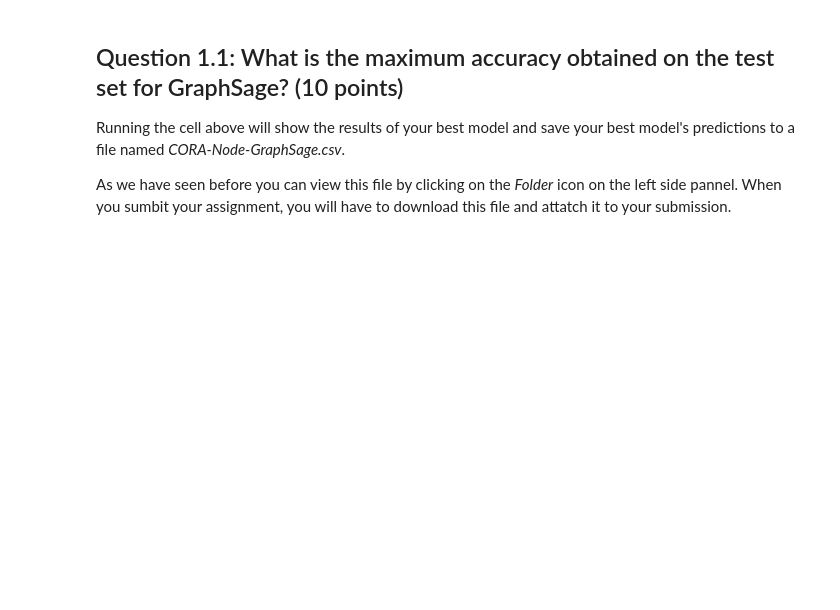
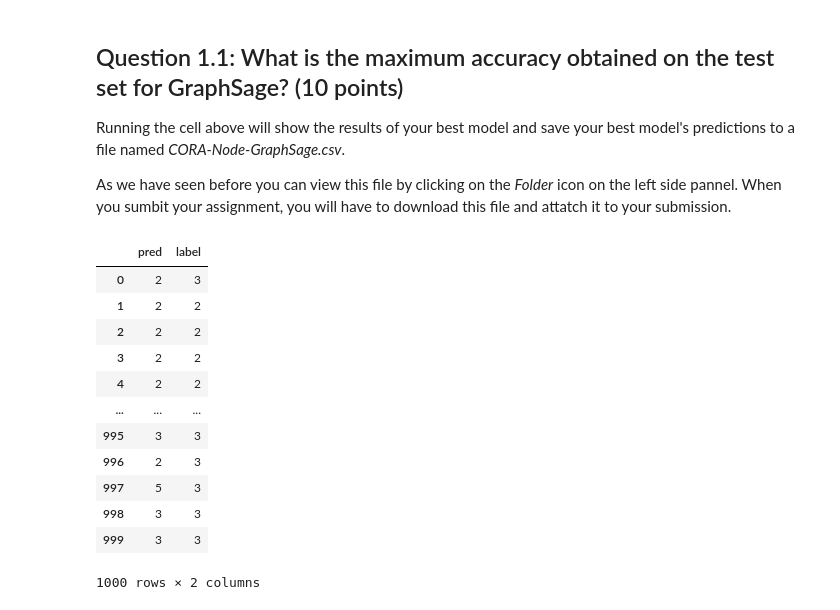
Before and after one commit to Camuslu/Stanford-CS244W-GNN, a Jupyter notebook: CS224W_Colab3_2023.ipynb, the cells around one changed output. Saved outputs shown, nothing was run; the diff lists cells and outputs as text; code cells hidden in the pictures; blank space fills up the shorter version.

```diff
--- a/CS224W_Colab3_2023.ipynb
+++ b/CS224W_Colab3_2023.ipynb
@@ -511,0 +540,18 @@ As we have seen before you can view this file by clicking on the *Folder* icon o
+# %%
+df = pd.read_csv("CORA-Node-GraphSage.csv")
+# %%
+df
+# %% [output]
+|  | pred | label |
+| 0 | 2 | 3 |
+| 1 | 2 | 2 |
+| 2 | 2 | 2 |
+| 3 | 2 | 2 |
+| 4 | 2 | 2 |
+| ... | ... | ... |
+| 995 | 3 | 3 |
+| 996 | 2 | 3 |
+| 997 | 5 | 3 |
+| 998 | 3 | 3 |
+| 999 | 3 | 3 |
+1000 rows × 2 columns
```
Also changed, not shown: parts of 6 cells of this notebook.
